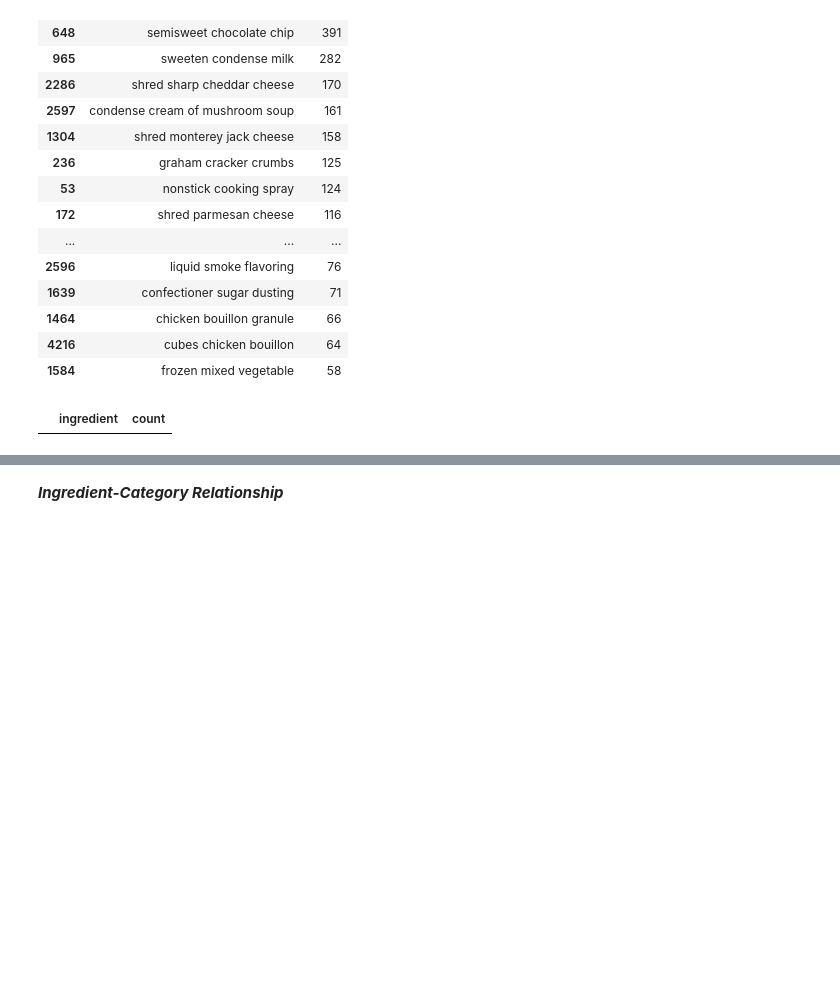
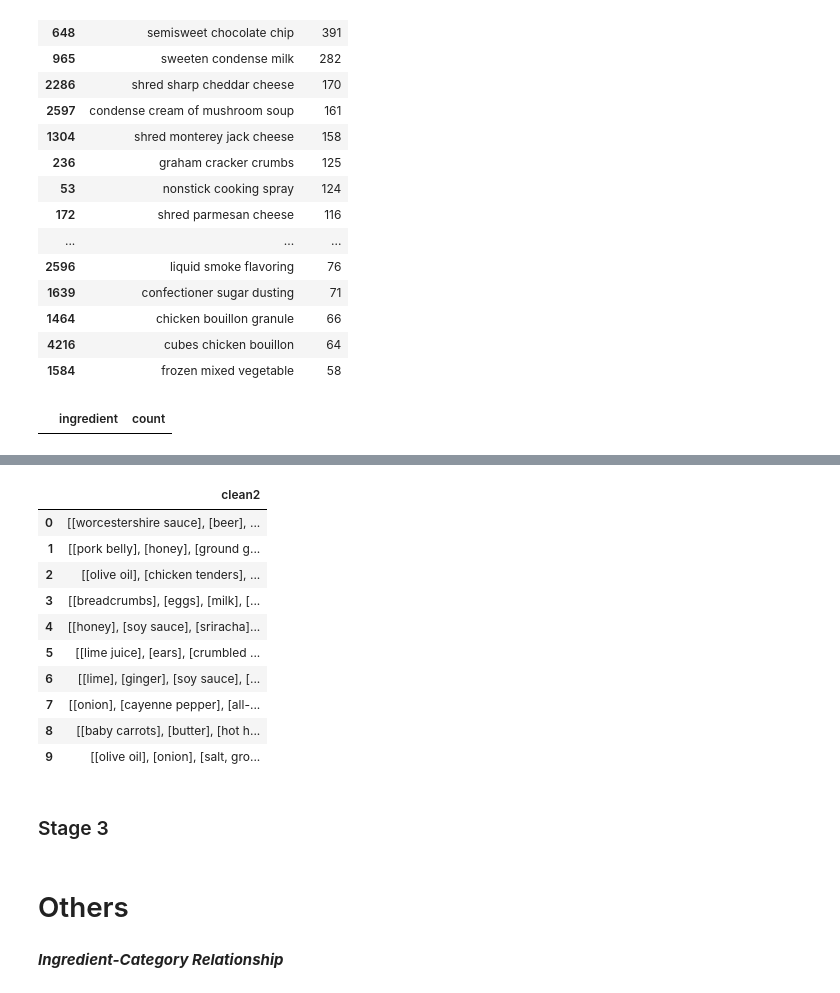
Before and after one commit to mkbnyarko/culinary_compass, a Jupyter notebook: notebooks/exploration_and_cleaning.ipynb, the cells around one changed output, grey strips where cells are left out. Saved outputs shown, nothing was run; the diff lists cells and outputs as text; code cells hidden in the pictures; blank space fills up the shorter version.

```diff
--- a/notebooks/exploration_and_cleaning.ipynb
+++ b/notebooks/exploration_and_cleaning.ipynb
@@ -846,0 +846,4 @@ plt.show()
+# %%
+# Extracting a sample for running quick cleanup tests
+testdf = ingredients_df.head(100)
+testdf = testdf.copy()
@@ -847,3 +1080,27 @@ plt.show()
+# %%
+# Apply to dataset
+testdf["clean_ingredients_stage2"] = testdf["clean_ingredients_stage1"].apply(
+    lambda lst: [clean_stage2(raw) for raw in lst]
+)
+
+# Preview
+testdf[['clean_ingredients_stage1', 'clean_ingredients_stage2']].head(10)
+# %% [output]
+|  | clean2 |
+| 0 | [[worcestershire sauce], [beer], ... |
+| 1 | [[pork belly], [honey], [ground g... |
+| 2 | [[olive oil], [chicken tenders], ... |
+| 3 | [[breadcrumbs], [eggs], [milk], [... |
+| 4 | [[honey], [soy sauce], [sriracha]... |
+| 5 | [[lime juice], [ears], [crumbled ... |
+| 6 | [[lime], [ginger], [soy sauce], [... |
+| 7 | [[onion], [cayenne pepper], [all-... |
+| 8 | [[baby carrots], [butter], [hot h... |
+| 9 | [[olive oil], [onion], [salt, gro... |
+# %% [markdown]
+### Stage 3
+# %% [markdown]
+# Others
 # %% [markdown]
 ***Ingredient-Category Relationship***
 # %%
```
Also changed, not shown: parts of 34 cells of this notebook.
